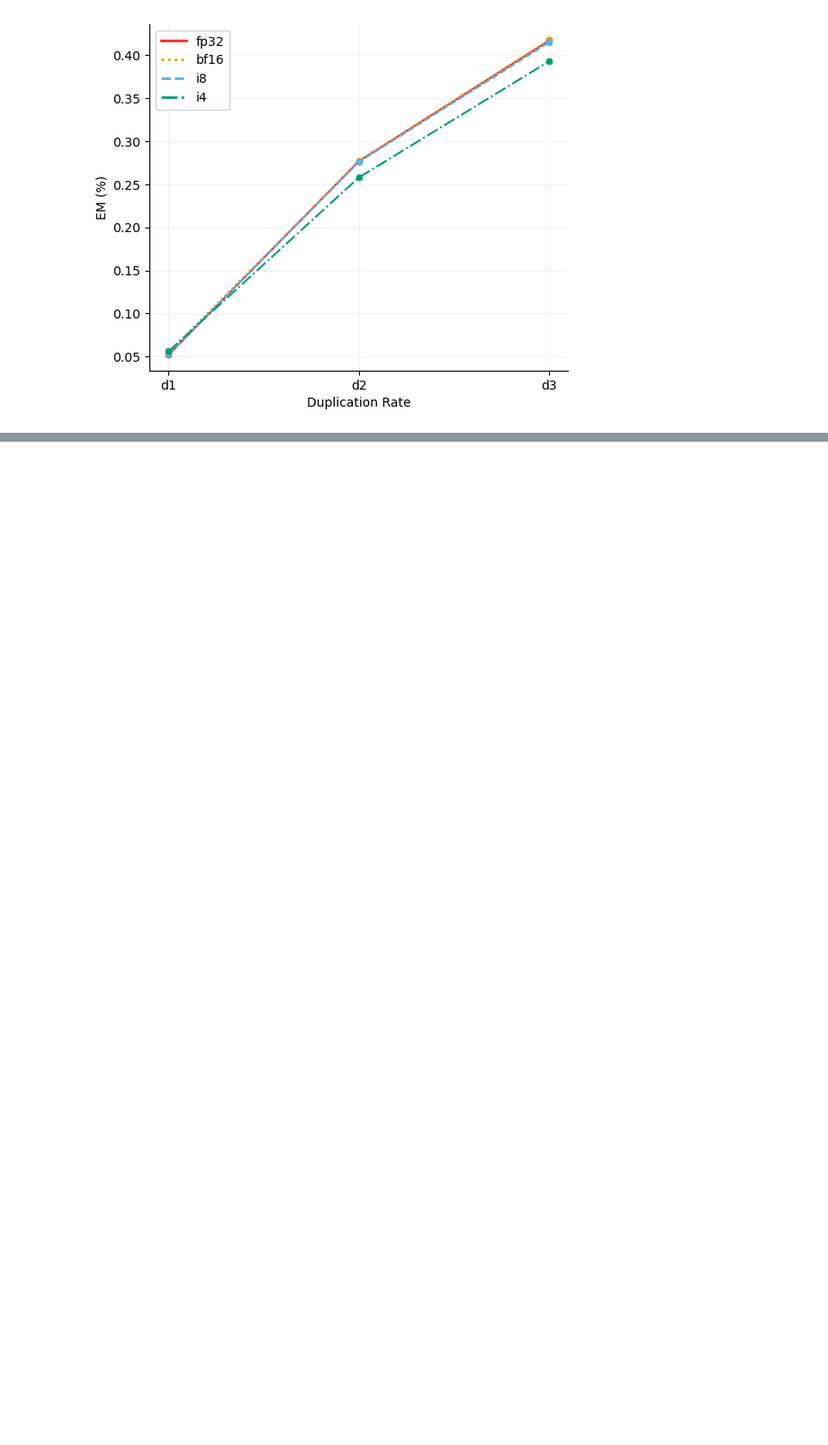
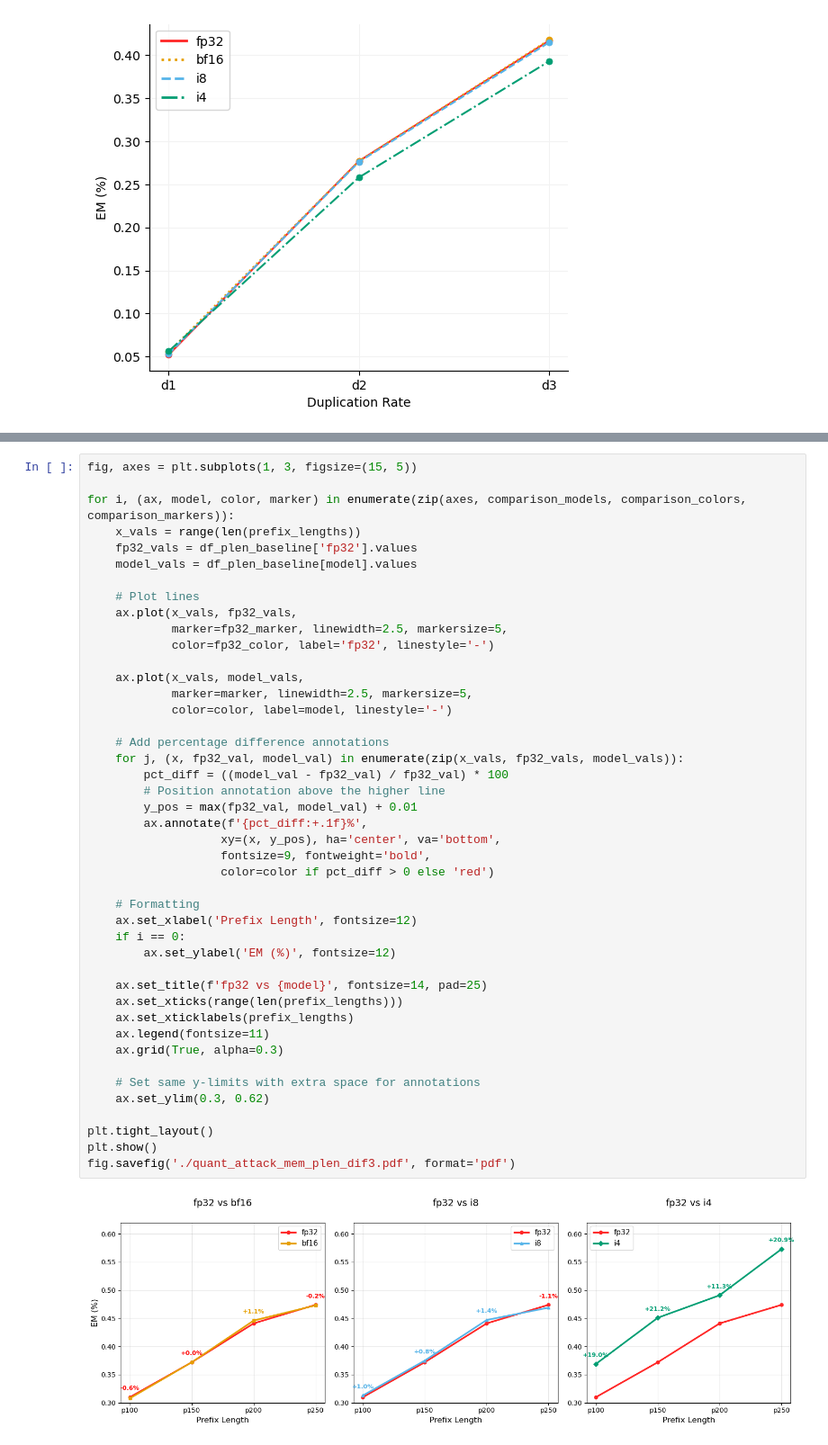
Before and after one commit to AISE-TUDelft/LLM4Code-memtune-ext, a Jupyter notebook: experiments/quantization/memorization/results/results_mem.ipynb, the cells around one changed output, grey strips where cells are left out. Shown: that part at 90% size. Drawn from its saved outputs; the diff is of its cells as text; blank space fills up the shorter version.

```diff
--- a/experiments/quantization/memorization/results/results_mem.ipynb
+++ b/experiments/quantization/memorization/results/results_mem.ipynb
@@ -547,0 +971,46 @@ fig.savefig('./quant_attack_mem_dedup.pdf', format='pdf')
+# %%
+fig, axes = plt.subplots(1, 3, figsize=(15, 5))
+
+for i, (ax, model, color, marker) in enumerate(zip(axes, comparison_models, comparison_colors, comparison_markers)):
+    x_vals = range(len(prefix_lengths))
+    fp32_vals = df_plen_baseline['fp32'].values
+    model_vals = df_plen_baseline[model].values
+
+    # Plot lines
+    ax.plot(x_vals, fp32_vals,
+            marker=fp32_marker, linewidth=2.5, markersize=5,
+            color=fp32_color, label='fp32', linestyle='-')
+
+    ax.plot(x_vals, model_vals,
+            marker=marker, linewidth=2.5, markersize=5,
+            color=color, label=model, linestyle='-')
+
+    # Add percentage difference annotations
+    for j, (x, fp32_val, model_val) in enumerate(zip(x_vals, fp32_vals, model_vals)):
+        pct_diff = ((model_val - fp32_val) / fp32_val) * 100
+        # Position annotation above the higher line
+        y_pos = max(fp32_val, model_val) + 0.01
+        ax.annotate(f'{pct_diff:+.1f}%',
+                   xy=(x, y_pos), ha='center', va='bottom',
+                   fontsize=9, fontweight='bold',
+                   color=color if pct_diff > 0 else 'red')
+
+    # Formatting
+    ax.set_xlabel('Prefix Length', fontsize=12)
+    if i == 0:
+        ax.set_ylabel('EM (%)', fontsize=12)
+
+    ax.set_title(f'fp32 vs {model}', fontsize=14, pad=25)
+    ax.set_xticks(range(len(prefix_lengths)))
+    ax.set_xticklabels(prefix_lengths)
+    ax.legend(fontsize=11)
+    ax.grid(True, alpha=0.3)
+
+    # Set same y-limits with extra space for annotations
+    ax.set_ylim(0.3, 0.62)
+
+plt.tight_layout()
+plt.show()
+fig.savefig('./quant_attack_mem_plen_dif3.pdf', format='pdf')
+# %% [output]
+[figure, added]
```
Also changed, not shown: parts of 19 cells of this notebook, 20 other files.
